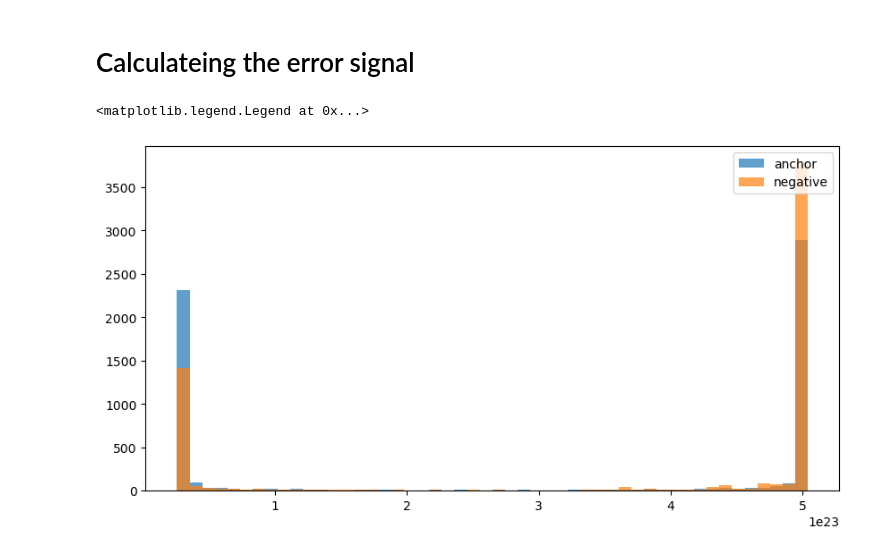
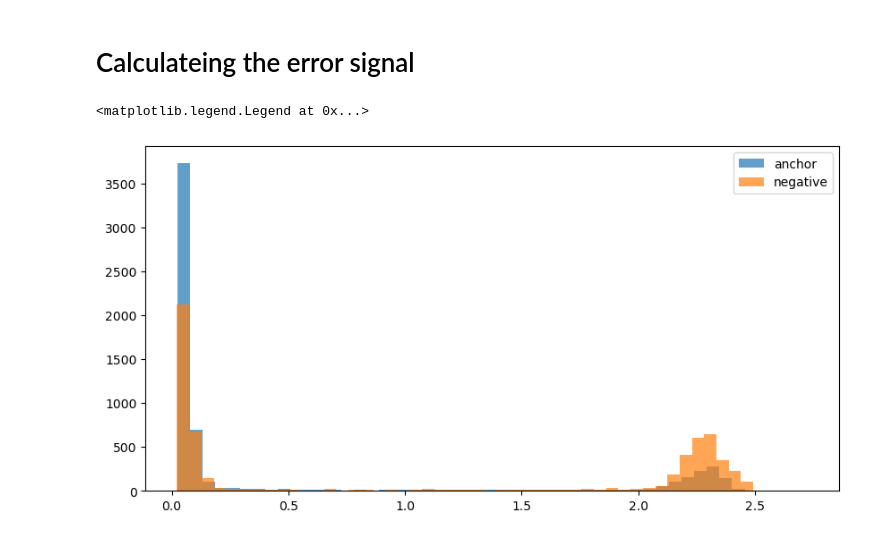
Before and after one commit to mkashani-phd/AnomolyDetection, a Jupyter notebook: VAE_LSTM.ipynb, the cells around one changed output. Cells and saved outputs as stored; diff of their text form; code cells hidden in the pictures.

Commit message:
updateing the triplet loss with complex value model that works perfectly good

```diff
--- a/VAE_LSTM.ipynb
+++ b/VAE_LSTM.ipynb
@@ -151,10 +151,10 @@ class RFSignalTripletDataset(Dataset):
 # %%
 criterion = nn.MSELoss()
 
-alpha = 4
-beta = 0.5
-gamma = 0.5
-etta = 1
+alpha = 0
+beta = 1
+gamma = 1
+etta = 2
 
 class TripletLoss(nn.Module):
     def __init__(self, margin=10.0):
@@ -343,7 +344,7 @@ class ConvAutoencoder(nn.Module):
 #free up the GPU memory
 torch.cuda.empty_cache()
 # Assuming model is your neural network for embedding
-batch_size = 32
+batch_size = 128
 margin  = 10
 
 latent_dim = 128    # Latent space dimension
@@ -377,15 +378,16 @@ torch.Size([32, 1, 200])
 epochs = 128 # Number of epochs
 
 Threshold = 100
+input_length = SAMPLE_CHOPPED
 
 for epoch in range(epochs):
     total_loss = 0
     for anchor, positive, negative in triplet_dataloader:
         anchor, positive, negative = anchor.to(DEVICE), positive.to(DEVICE), negative.to(DEVICE)
         optimizer.zero_grad()
-        anchor_embed = ONBODY_model.encode(anchor)
-        positive_embed = ONBODY_model.encode(positive)
-        negative_embed = ONBODY_model.encode(negative)
+        anchor_embed = ONBODY_model.encode(anchor.view(-1, SAMPLE_CHOPPED))
+        positive_embed = ONBODY_model.encode(positive.view(-1, SAMPLE_CHOPPED))
+        negative_embed = ONBODY_model.encode(negative.view(-1, SAMPLE_CHOPPED))
 
         anchor_recunstrcted = ONBODY_model.decode(anchor_embed)
         positive_recunstrcted = ONBODY_model.decode(positive_embed)
@@ -404,9 +406,9 @@ for epoch in range(epochs):
         val_loss = 0
         for anchor, positive, negative in triplet_dataloader_val:
             anchor, positive, negative = anchor.to(DEVICE), positive.to(DEVICE), negative.to(DEVICE)
-            anchor_embed = ONBODY_model.encode(anchor)
-            positive_embed = ONBODY_model.encode(positive)
-            negative_embed = ONBODY_model.encode(negative)
+            anchor_embed = ONBODY_model.encode(anchor.view(-1, SAMPLE_CHOPPED))
+            positive_embed = ONBODY_model.encode(positive.view(-1, SAMPLE_CHOPPED))
+            negative_embed = ONBODY_model.encode(negative.view(-1, SAMPLE_CHOPPED))
 
             anchor_recunstrcted = ONBODY_model.decode(anchor_embed)
             positive_recunstrcted = ONBODY_model.decode(positive_embed)
@@ -424,9 +426,9 @@ for epoch in range(epochs):
          'negative':[]}
         for anchor, positive, negative in triplet_dataloader_plot:
             anchor, positive, negative = anchor.to(DEVICE), positive.to(DEVICE), negative.to(DEVICE)
-            anchor_recunstrcted = ONBODY_model.forward(anchor)
-            positive_recunstrcted = ONBODY_model.forward(positive)
-            negative_recunstrcted = ONBODY_model.forward(negative)
+            anchor_recunstrcted = ONBODY_model.forward(anchor.view(-1, SAMPLE_CHOPPED))
+            positive_recunstrcted = ONBODY_model.forward(positive.view(-1, SAMPLE_CHOPPED))
+            negative_recunstrcted = ONBODY_model.forward(negative.view(-1, SAMPLE_CHOPPED))
 
             errAnchor = criterion(anchor_recunstrcted, anchor).item()
             # if errAnchor < Threshold:
@@ -455,9 +457,9 @@ for epoch in range(epochs):
          'negative':[]}
         for anchor, positive, negative in triplet_dataloader_val_plot:
             anchor, positive, negative = anchor.to(DEVICE), positive.to(DEVICE), negative.to(DEVICE)
-            anchor_recunstrcted = ONBODY_model.forward(anchor)
-            positive_recunstrcted = ONBODY_model.forward(positive)
-            negative_recunstrcted = ONBODY_model.forward(negative)
+            anchor_recunstrcted = ONBODY_model.forward(anchor.view(-1, SAMPLE_CHOPPED))
+            positive_recunstrcted = ONBODY_model.forward(positive.view(-1, SAMPLE_CHOPPED))
+            negative_recunstrcted = ONBODY_model.forward(negative.view(-1, SAMPLE_CHOPPED))
             errAnchor = criterion(anchor_recunstrcted, anchor).item()
             # if errAnchor < Threshold:
             error['anchor'].append(errAnchor)
@@ -594,30 +493,30 @@ Epoch 96, Loss: -1.2265514068758975e+26, Val Loss: -1.035332642275265e+26
 # %%
 error = {'anchor':[],
          'positive':[],
          'negative':[]}
 
 
 
 for anchor, positive, negative in triplet_dataloader_plot:
     anchor, positive, negative = anchor.to(DEVICE), positive.to(DEVICE), negative.to(DEVICE)
-    anchor_recunstrcted = ONBODY_model.forward(anchor)
-    positive_recunstrcted = ONBODY_model.forward(positive)
-    negative_recunstrcted = ONBODY_model.forward(negative)
+    anchor_recunstrcted = ONBODY_model.forward(anchor.view(-1, SAMPLE_CHOPPED))
+    positive_recunstrcted = ONBODY_model.forward(positive.view(-1, SAMPLE_CHOPPED))
+    negative_recunstrcted = ONBODY_model.forward(negative.view(-1, SAMPLE_CHOPPED))
 
     error['anchor'].append(criterion(anchor_recunstrcted, anchor).item())
     error['positive'].append(criterion(positive_recunstrcted, positive).item())
     error['negative'].append(criterion(negative_recunstrcted, negative).item())
 
 
 
 plt.figure(figsize=(10, 5))
 plt.hist(error['anchor'], bins=50, alpha=0.7, label='anchor')
 # plt.hist(error['positive'], bins=50, alpha=0.7, label='positive')
 plt.hist(error['negative'], bins=50, alpha=0.7, label='negative')
 plt.legend(loc='upper right')
 # %% [output]
 <matplotlib.legend.Legend at 0x...>
-[figure, old version]
+[figure, new version]
 # %%
 
 onBody_test = query(BLE['onBody'], {'pos':'static', 'dvc': '5'}, addFrameColumn=True)
```
Also changed, not shown: parts of 9 cells of this notebook, 6 other files.
